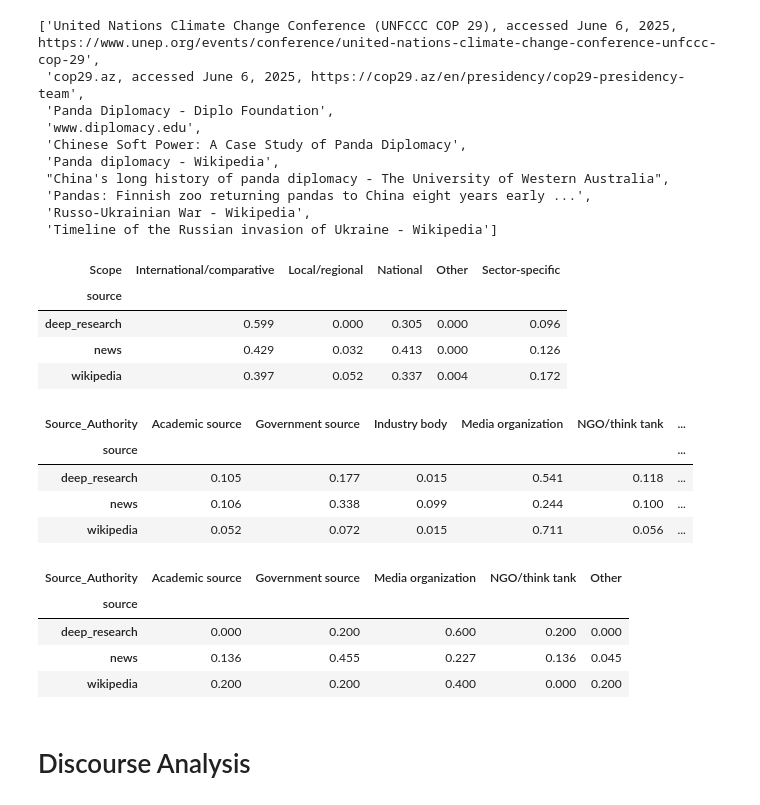
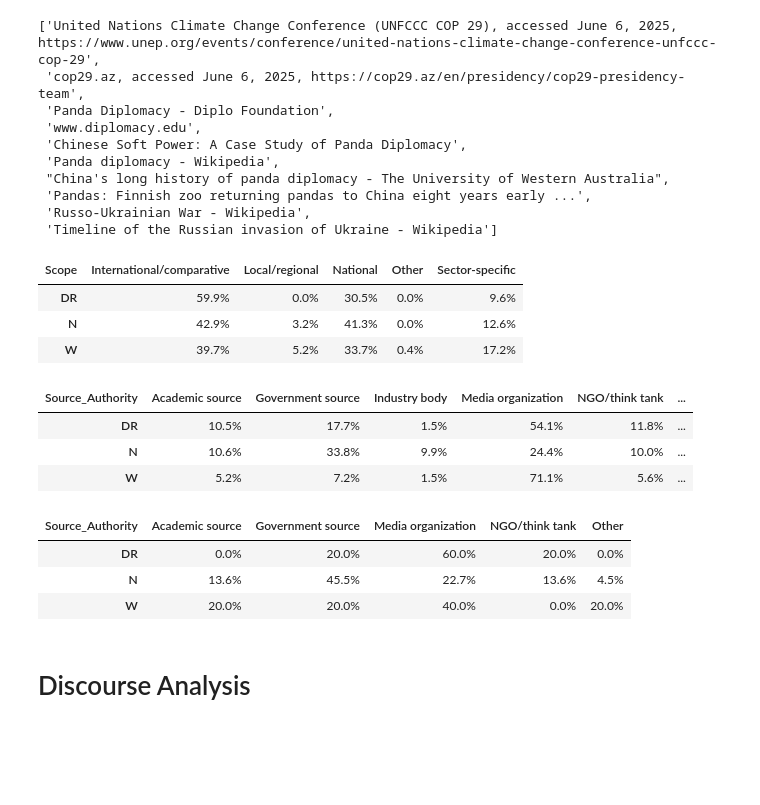
Before and after one commit to alex2awesome/deep-research-exploration, a Jupyter notebook: notebooks/2025-06-09__label-sources.ipynb, the cells around one changed output. Saved outputs shown, nothing was run; the diff lists cells and outputs as text; code cells hidden in the pictures; blank space fills up the shorter version.

```diff
--- a/notebooks/2025-06-09__label-sources.ipynb
+++ b/notebooks/2025-06-09__label-sources.ipynb
@@ -247,45 +291,57 @@ plt.savefig('../figures/centrality-heatmap-by-index.png', bbox_inches='tight')
  'Timeline of the Russian invasion of Ukraine - Wikipedia']
 # %%
 # Scope of all sources in each story
-(h.all_annotated_citations_df
+t = (h.all_annotated_citations_df
  .pipe(h.analyze_column, 'Scope').drop(columns=['Cannot Determine'])
  .round(3)
- .style.format(precision=3, na_rep='').background_gradient(cmap='Spectral', low=1, high=0, axis=None)
+ .pipe(lambda df: (df * 100).round(1))
 )
+t.index.name = None
+t.index = t.index.map(lambda x: {'deep_research': 'DR', 'news': 'N', 'wikipedia': 'W'}.get(x, x))
+
+t = t.style.format("{:.1f}%", na_rep='').background_gradient(cmap='Spectral', low=1, high=0, axis=None)
+await h.generate_image_async(t, '../figures/scope.png')
+t
 # %% [output]
 | Scope | International/comparative | Local/regional | National | Other | Sector-specific |
-| source |  |  |  |  |  |
-| deep_research | 0.599 | 0.000 | 0.305 | 0.000 | 0.096 |
-| news | 0.429 | 0.032 | 0.413 | 0.000 | 0.126 |
-| wikipedia | 0.397 | 0.052 | 0.337 | 0.004 | 0.172 |
+| DR | 59.9% | 0.0% | 30.5% | 0.0% | 9.6% |
+| N | 42.9% | 3.2% | 41.3% | 0.0% | 12.6% |
+| W | 39.7% | 5.2% | 33.7% | 0.4% | 17.2% |
 # %%
 # Source authority of all sources in each story
-(h.all_annotated_citations_df
+t = (h.all_annotated_citations_df
  .pipe(h.analyze_column, 'Source_Authority')
  .drop(columns=['Cannot Determine'])
- .round(3)
- .style.format(precision=3, na_rep='').background_gradient(cmap='Spectral', low=1, high=0, axis=None)
+ .pipe(lambda df: (df * 100).round(1))
 )
+t.index.name = None
+t.index = t.index.map(lambda x: {'deep_research': 'DR', 'news': 'N', 'wikipedia': 'W'}.get(x, x))
+
+t = t.style.format("{:.1f}%", na_rep='').background_gradient(cmap='Spectral', low=1, high=0, axis=None)
+await h.generate_image_async(t, '../figures/source_authority.png')
+t
 # %% [output]
 | Source_Authority | Academic source | Government source | Industry body | Media organization | NGO/think tank | ... |
-| source |  |  |  |  |  | ... |
-| deep_research | 0.105 | 0.177 | 0.015 | 0.541 | 0.118 | ... |
-| news | 0.106 | 0.338 | 0.099 | 0.244 | 0.100 | ... |
-| wikipedia | 0.052 | 0.072 | 0.015 | 0.711 | 0.056 | ... |
+| DR | 10.5% | 17.7% | 1.5% | 54.1% | 11.8% | ... |
+| N | 10.6% | 33.8% | 9.9% | 24.4% | 10.0% | ... |
+| W | 5.2% | 7.2% | 1.5% | 71.1% | 5.6% | ... |
 # %%
 # Source authority of the first source in each story
-(h.all_annotated_citations_df
+t = (h.all_annotated_citations_df
  .groupby(['source', 'article_title']).apply(lambda df: df.iloc[0]).reset_index(drop=True)
  .pipe(h.analyze_column, 'Source_Authority')
- .round(3)
- .style.format(precision=3, na_rep='').background_gradient(cmap='Spectral', low=1, high=0, axis=None)
+ .pipe(lambda df: (df * 100).round(1))
 )
+t.index.name = None
+t.index = t.index.map(lambda x: {'deep_research': 'DR', 'news': 'N', 'wikipedia': 'W'}.get(x, x))
+t = t.style.format("{:.1f}%", na_rep='').background_gradient(cmap='Spectral', low=1, high=0, axis=None)
+await h.generate_image_async(t, '../figures/source_authority_first_source.png')
+t
 # %% [output]
 | Source_Authority | Academic source | Government source | Media organization | NGO/think tank | Other |
-| source |  |  |  |  |  |
-| deep_research | 0.000 | 0.200 | 0.600 | 0.200 | 0.000 |
-| news | 0.136 | 0.455 | 0.227 | 0.136 | 0.045 |
-| wikipedia | 0.200 | 0.200 | 0.400 | 0.000 | 0.200 |
+| DR | 0.0% | 20.0% | 60.0% | 20.0% | 0.0% |
+| N | 13.6% | 45.5% | 22.7% | 13.6% | 4.5% |
+| W | 20.0% | 20.0% | 40.0% | 0.0% | 20.0% |
 # %% [markdown]
 # Discourse Analysis
 # %%
```
Also changed, not shown: parts of 15 cells of this notebook, 15 other files.
